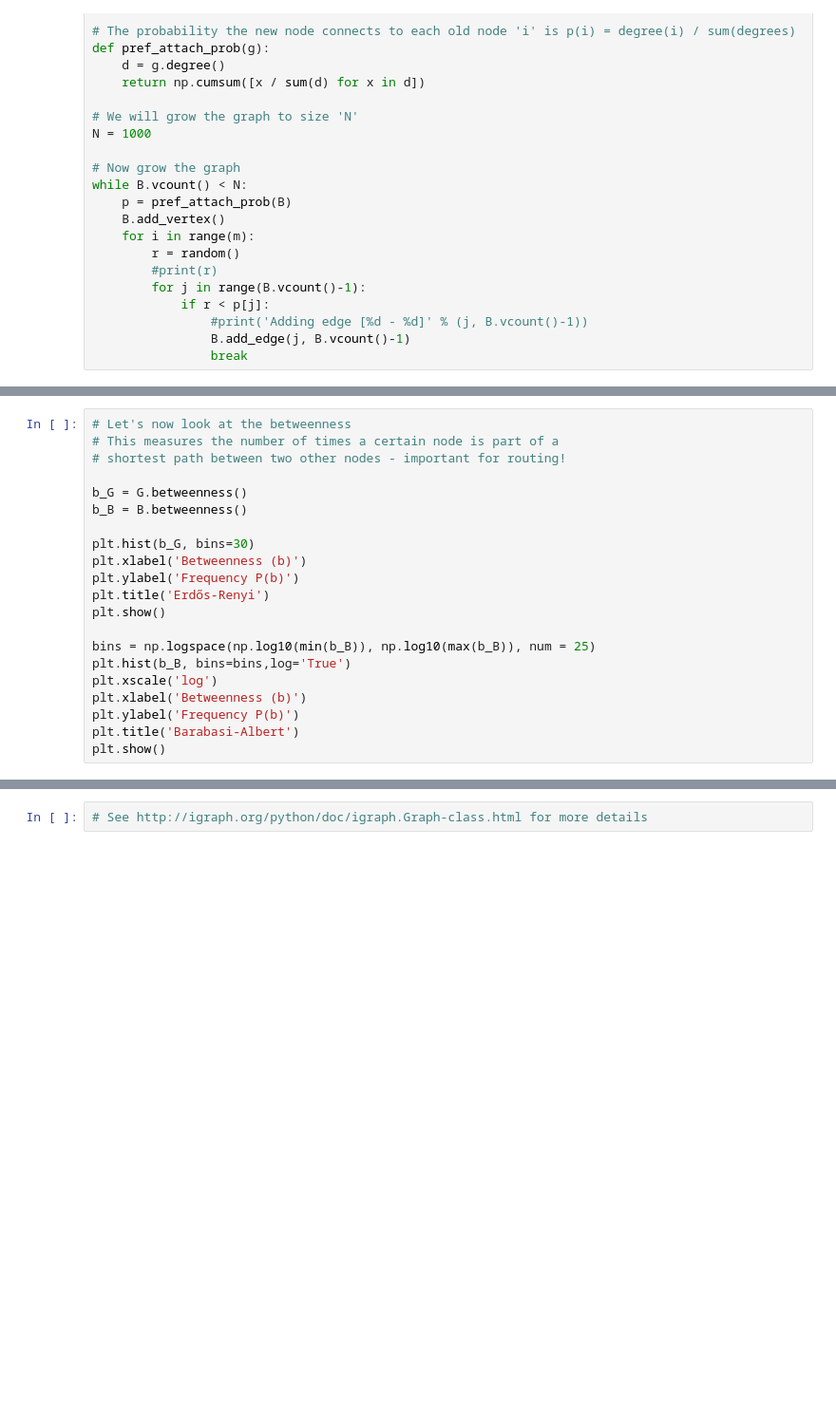
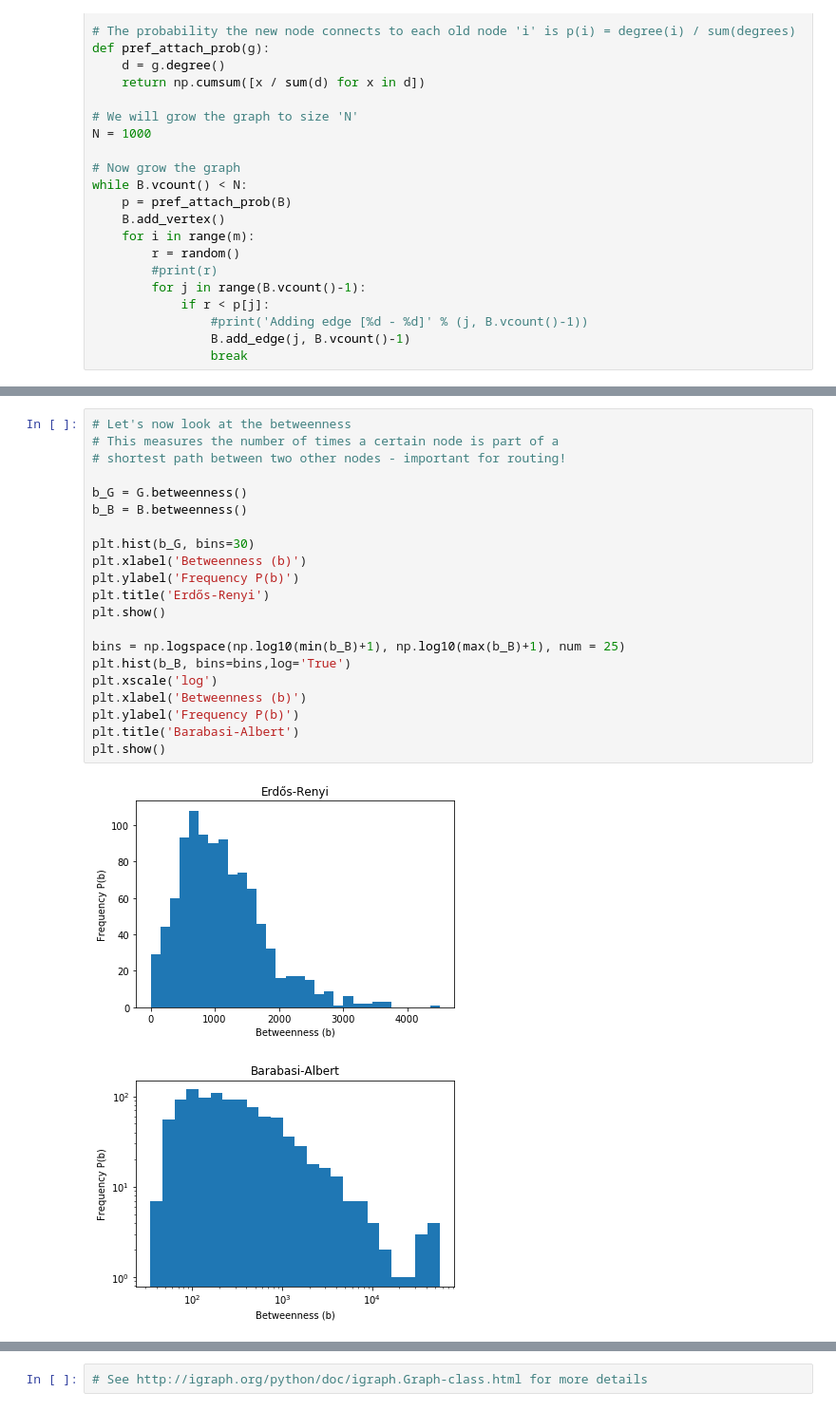
Before and after one commit to jimhalverson/string_data17, a Jupyter notebook: networks/networks_StringData2017.py.ipynb, the cells around one changed output, grey strips where cells are left out. Shown: that part at 95% size. Saved outputs shown, nothing was run; the diff lists cells and outputs as text; blank space fills up the shorter version.

```diff
--- a/networks/networks_StringData2017.py.ipynb
+++ b/networks/networks_StringData2017.py.ipynb
@@ -131,24 +146,27 @@ plt.show()
 # %%
 # Let's now look at the betweenness
 # This measures the number of times a certain node is part of a
 # shortest path between two other nodes - important for routing!
 
 b_G = G.betweenness()
 b_B = B.betweenness()
 
 plt.hist(b_G, bins=30)
 plt.xlabel('Betweenness (b)')
 plt.ylabel('Frequency P(b)')
 plt.title('Erdős-Renyi')
 plt.show()
 
-bins = np.logspace(np.log10(min(b_B)), np.log10(max(b_B)), num = 25)
+bins = np.logspace(np.log10(min(b_B)+1), np.log10(max(b_B)+1), num = 25)
 plt.hist(b_B, bins=bins,log='True')
 plt.xscale('log')
 plt.xlabel('Betweenness (b)')
 plt.ylabel('Frequency P(b)')
 plt.title('Barabasi-Albert')
 plt.show()
+# %% [output]
+[figure, added]
+[figure, added]
 # %%
 # Finally, we will look at Google's PageRank centrality (Brin & Page, 1998)
 # This gives the stationary state of the random walk!
```
Also changed, not shown: parts of 8 cells of this notebook.
